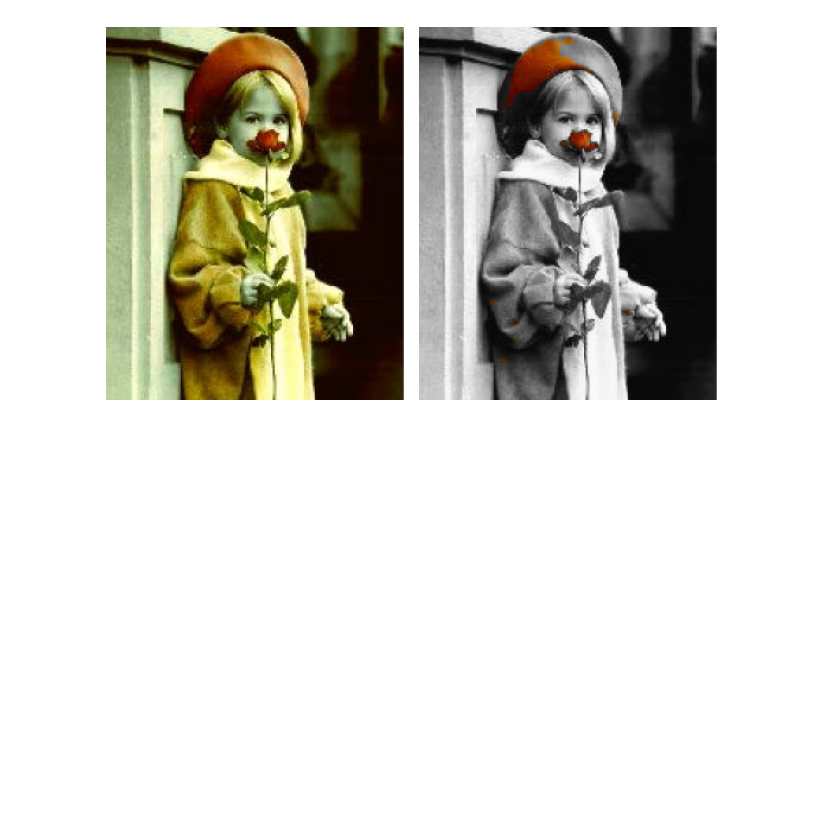
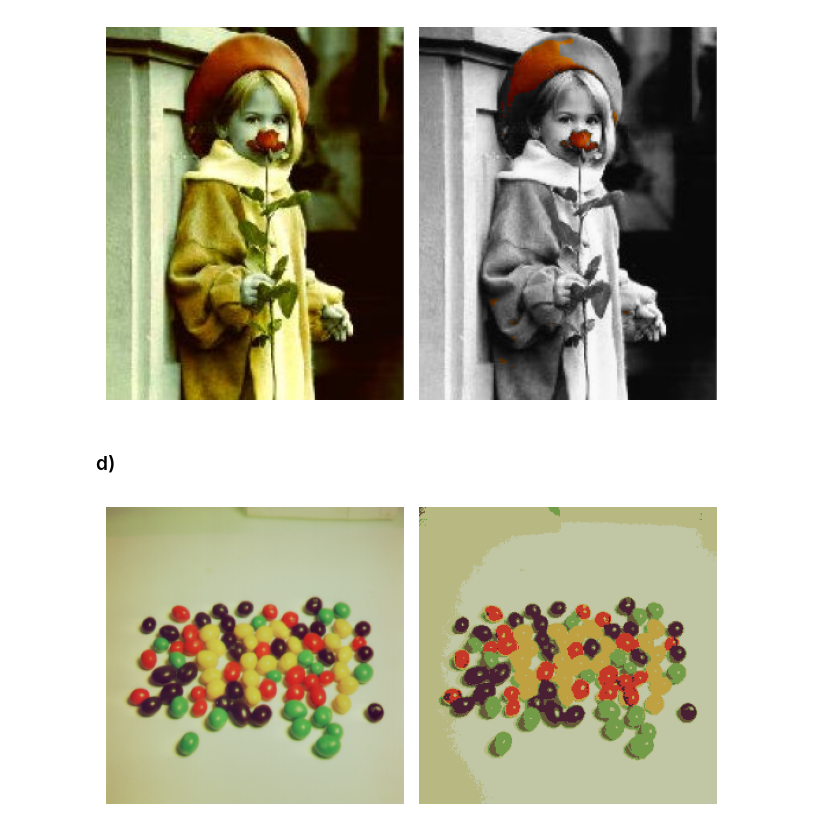
Before and after one commit to bautistasch/Procesamiento-de-Imagenes, a Jupyter notebook: TP6/notebook.ipynb, the cells around one changed output. Cells and saved outputs as stored; diff of their text form; code cells hidden in the pictures; blank space fills up the shorter version.

```diff
--- a/TP6/notebook.ipynb
+++ b/TP6/notebook.ipynb
@@ -105,3 +105,29 @@ filtered_girl += cv2.bitwise_and(gray_girl, gray_girl, mask=background_mask)
 show_side_by_side([girl, filtered_girl])
 # %% [output]
 [figure]
+# %% [markdown]
+### d)
+# %%
+original_image = cv2.imread("beans.tiff")
+
+img=cv2.cvtColor(original_image,cv2.COLOR_BGR2HSV)
+
+vectorized = img.reshape((-1,3))
+
+vectorized = np.float32(vectorized)
+
+criteria = (cv2.TERM_CRITERIA_EPS + cv2.TERM_CRITERIA_MAX_ITER, 10, 1.0)
+
+K = 7
+attempts=10
+ret,label,center=cv2.kmeans(vectorized,K,None,criteria,attempts,cv2.KMEANS_PP_CENTERS)
+
+center = np.uint8(center)
+
+res = center[label.flatten()]
+result_image = res.reshape((img.shape))
+result_image = cv2.cvtColor(result_image, cv2.COLOR_HSV2BGR)
+
+show_side_by_side([original_image, result_image])
+# %% [output]
+[figure, added]
```
Also changed, not shown: 1 other file.
